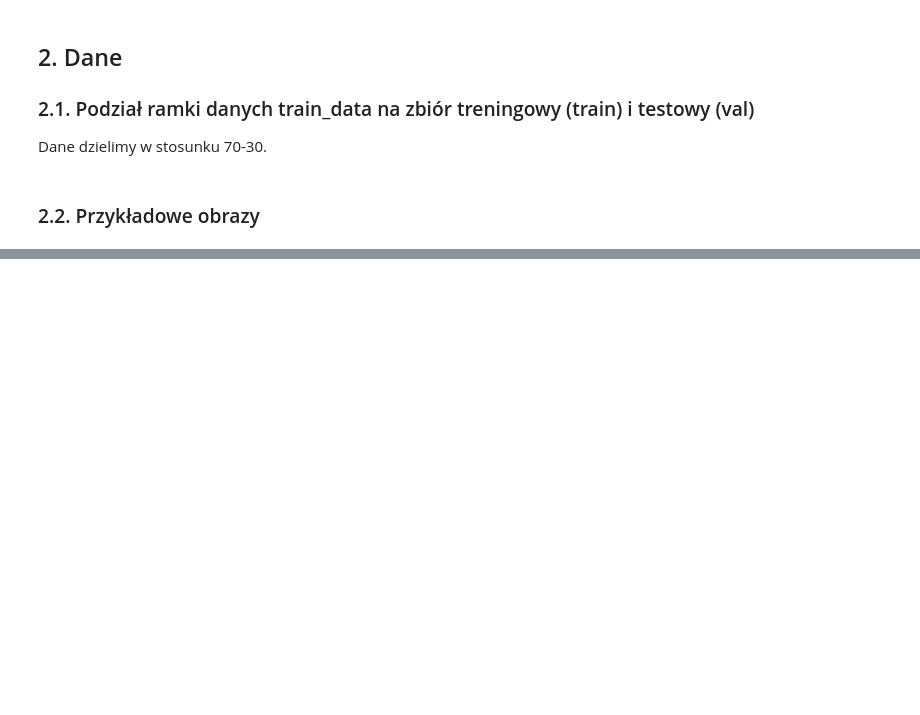
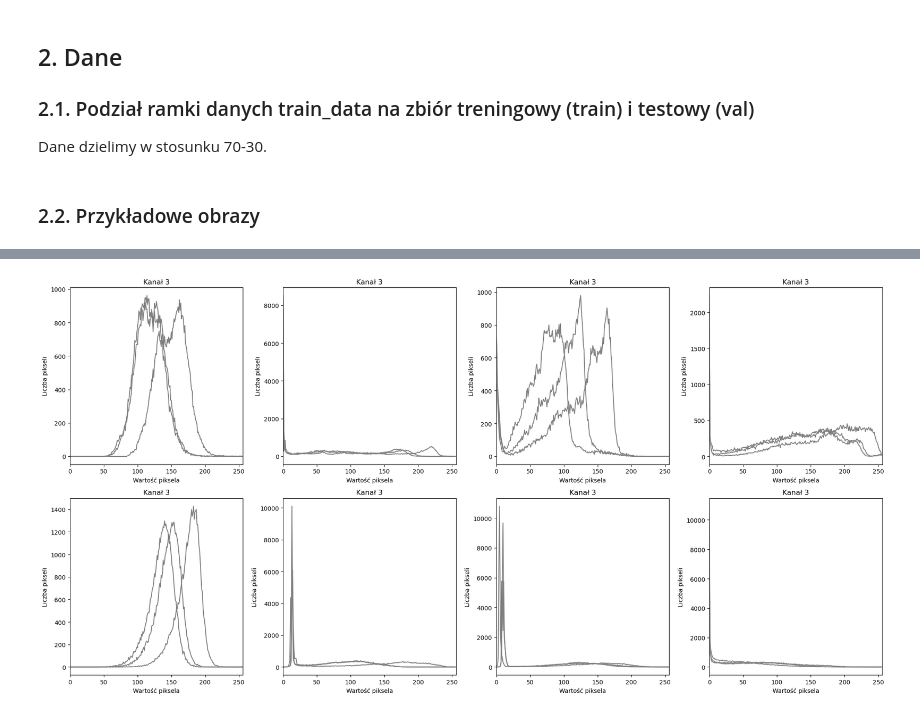
Before and after one commit to GasparSekula/Dermnet, a Jupyter notebook: budowa_krok_1_4.ipynb, the cells around one changed output, grey strips where cells are left out. Cells and saved outputs as stored; diff of their text form; code cells hidden in the pictures; blank space fills up the shorter version.

```diff
--- a/budowa_krok_1_4.ipynb
+++ b/budowa_krok_1_4.ipynb
@@ -48,0 +109,25 @@ for i in range(8):
+# %%
+def plot_color_distribution(ax, image, color_space='rgb'):
+    # split the image into color channels
+    channels = cv2.split(image)
+
+    # plot color channel histograms
+    for i, channel in enumerate(channels):
+        hist = cv2.calcHist([channel], [0], None, [256], [0,256])
+        ax.plot(hist, color='gray')
+        ax.set_xlim([0, 256])
+        ax.set_xlabel('Wartość piksela')
+        ax.set_ylabel('Liczba pikseli')
+        ax.set_title(f'Kanał {i+1}')
+# %%
+fig, axes = plt.subplots(2, 4, figsize=(20, 10))
+random.seed(2137)
+for ax_row in axes:
+    for ax in ax_row:
+        img = random.choice(X_train['image'])
+        plot_color_distribution(ax, img)
+
+plt.tight_layout()
+plt.show()
+# %% [output]
+[figure, added]
```
Also changed, not shown: parts of 14 cells of this notebook, 1 other file.
